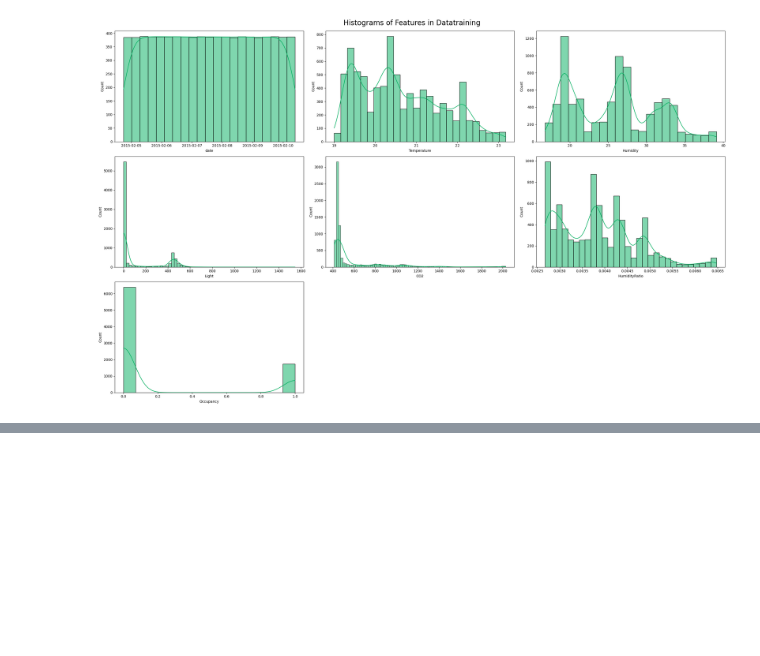
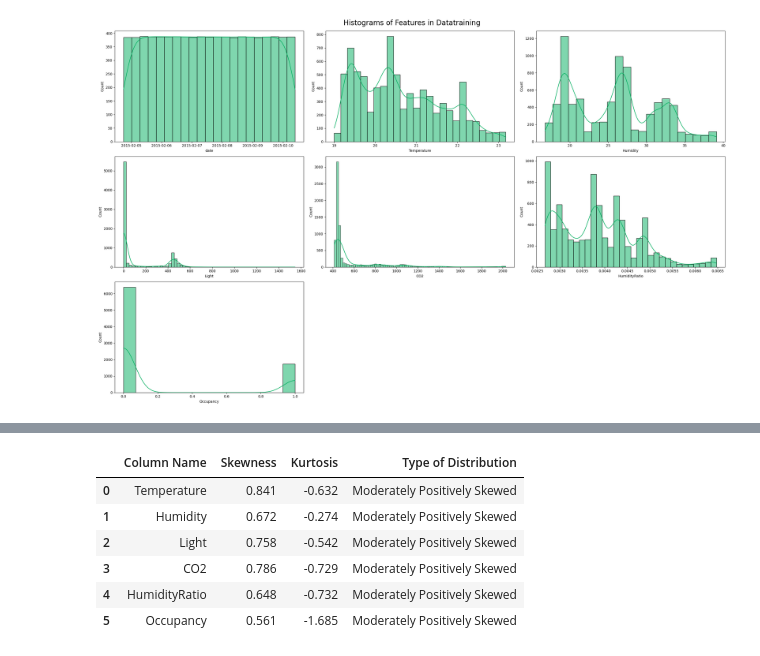
Before and after one commit to aryaadhy/Occupancy_Detection_FINPRO, a Jupyter notebook: FINPRO_DS38_Arya_Adhy.ipynb, the cells around one changed output, grey strips where cells are left out. Saved outputs shown, nothing was run; the diff lists cells and outputs as text; code cells hidden in the pictures; blank space fills up the shorter version.

```diff
--- a/FINPRO_DS38_Arya_Adhy.ipynb
+++ b/FINPRO_DS38_Arya_Adhy.ipynb
@@ -340,50 +340,52 @@ for name, df in datasets.items():
 from scipy.stats import skew
 from scipy.stats import kurtosis
 
-skew_type_list = []
-skew_val_list = []
-kurtosis_val_list = []
+for name, df in datasets.items():
+    print(f"\n===== {name} =====")
+    skew_type_list = []
+    skew_val_list = []
+    kurtosis_val_list = []
 
-for column in datatest_1.select_dtypes(include='number').columns:
-    data = datatest_1[column].dropna(axis=0)
-    q1 = data.quantile(q=0.25)
-    mean = round(data.mean(), 3)
-    median = data.median()
-    mode = data.mode()[0]
-    q3 = data.quantile(q=0.75)
-    # skew_val = round(data.skew(),3)
-    skew_val = round(skew(data, nan_policy="omit"),3)
-    kurtosis_val = round(kurtosis(data, nan_policy="omit"),3)
+    for column in df.select_dtypes(include='number').columns:
+        data = df[column].dropna(axis=0)
+        q1 = data.quantile(q=0.25)
+        mean = round(data.mean(), 3)
+        median = data.median()
+        mode = data.mode()[0]
+        q3 = data.quantile(q=0.75)
+        # skew_val = round(data.skew(),3)
+        skew_val = round(skew(data, nan_policy="omit"),3)
+        kurtosis_val = round(kurtosis(data, nan_policy="omit"),3)
 
-    if (mean == median == mode) or (-0.2 < skew_val < 0.2):
-        skew_type = "Normal Distribution (Symmetric)"
-    elif mean < median < mode:
-        skew_type = "Negatively Skewed"
-        if skew_val <= -1:
-            skew_type = "Highly Negatively Skewed"
-        elif -0.5 >= skew_val > -1:
-            skew_type = "Moderately Negatively Skewed"
-        else :
-            skew_type = "Moderately Normal Distribution (Symmetric)"
-    else:
-        skew_type = "Positively Skewed"
-        if skew_val >= 1:
-            skew_type = "Highly Positively Skewed"
-        elif 0.5 <= skew_val < 1:
-            skew_type = "Moderately Positively Skewed"
-        else :
-            skew_type = "Moderately Normal Distribution (Symmetric)"
-    skew_type_list.append(skew_type)
-    skew_val_list.append(skew_val)
-    kurtosis_val_list.append(kurtosis_val)
+        if (mean == median == mode) or (-0.2 < skew_val < 0.2):
+            skew_type = "Normal Distribution (Symmetric)"
+        elif mean < median < mode:
+            skew_type = "Negatively Skewed"
+            if skew_val <= -1:
+                skew_type = "Highly Negatively Skewed"
+            elif -0.5 >= skew_val > -1:
+                skew_type = "Moderately Negatively Skewed"
+            else :
+                skew_type = "Moderately Normal Distribution (Symmetric)"
+        else:
+            skew_type = "Positively Skewed"
+            if skew_val >= 1:
+                skew_type = "Highly Positively Skewed"
+            elif 0.5 <= skew_val < 1:
+                skew_type = "Moderately Positively Skewed"
+            else :
+                skew_type = "Moderately Normal Distribution (Symmetric)"
+        skew_type_list.append(skew_type)
+        skew_val_list.append(skew_val)
+        kurtosis_val_list.append(kurtosis_val)
 
-dist = pd.DataFrame({
-    "Column Name": datatest_1.select_dtypes(include='number').columns,
-    "Skewness": skew_val_list,
-    "Kurtosis": kurtosis_val_list,
-    "Type of Distribution": skew_type_list
-})
+    dist = pd.DataFrame({
+        "Column Name": df.select_dtypes(include='number').columns,
+        "Skewness": skew_val_list,
+        "Kurtosis": kurtosis_val_list,
+        "Type of Distribution": skew_type_list
+    })
 
-# for bimodial and Uniform
-print(dist)
+    # for bimodial and Uniform
+    display(dist)
 # %% [output]
@@ -396,0 +393,7 @@ print(dist)
+|  | Column Name | Skewness | Kurtosis | Type of Distribution |
+| 0 | Temperature | 0.841 | -0.632 | Moderately Positively Skewed |
+| 1 | Humidity | 0.672 | -0.274 | Moderately Positively Skewed |
+| 2 | Light | 0.758 | -0.542 | Moderately Positively Skewed |
+| 3 | CO2 | 0.786 | -0.729 | Moderately Positively Skewed |
+| 4 | HumidityRatio | 0.648 | -0.732 | Moderately Positively Skewed |
+| 5 | Occupancy | 0.561 | -1.685 | Moderately Positively Skewed |
```
Also changed, not shown: parts of 1 cell of this notebook.
